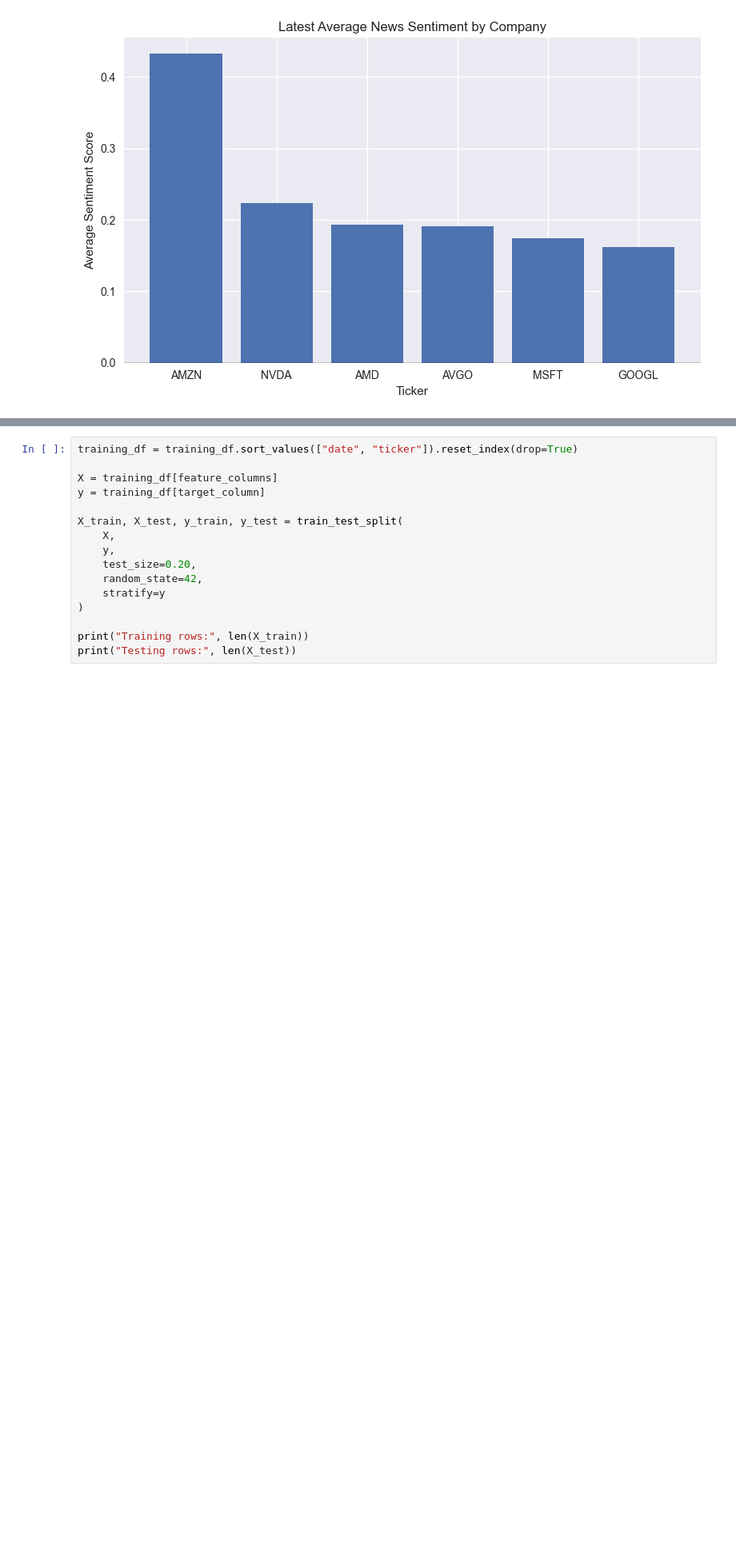
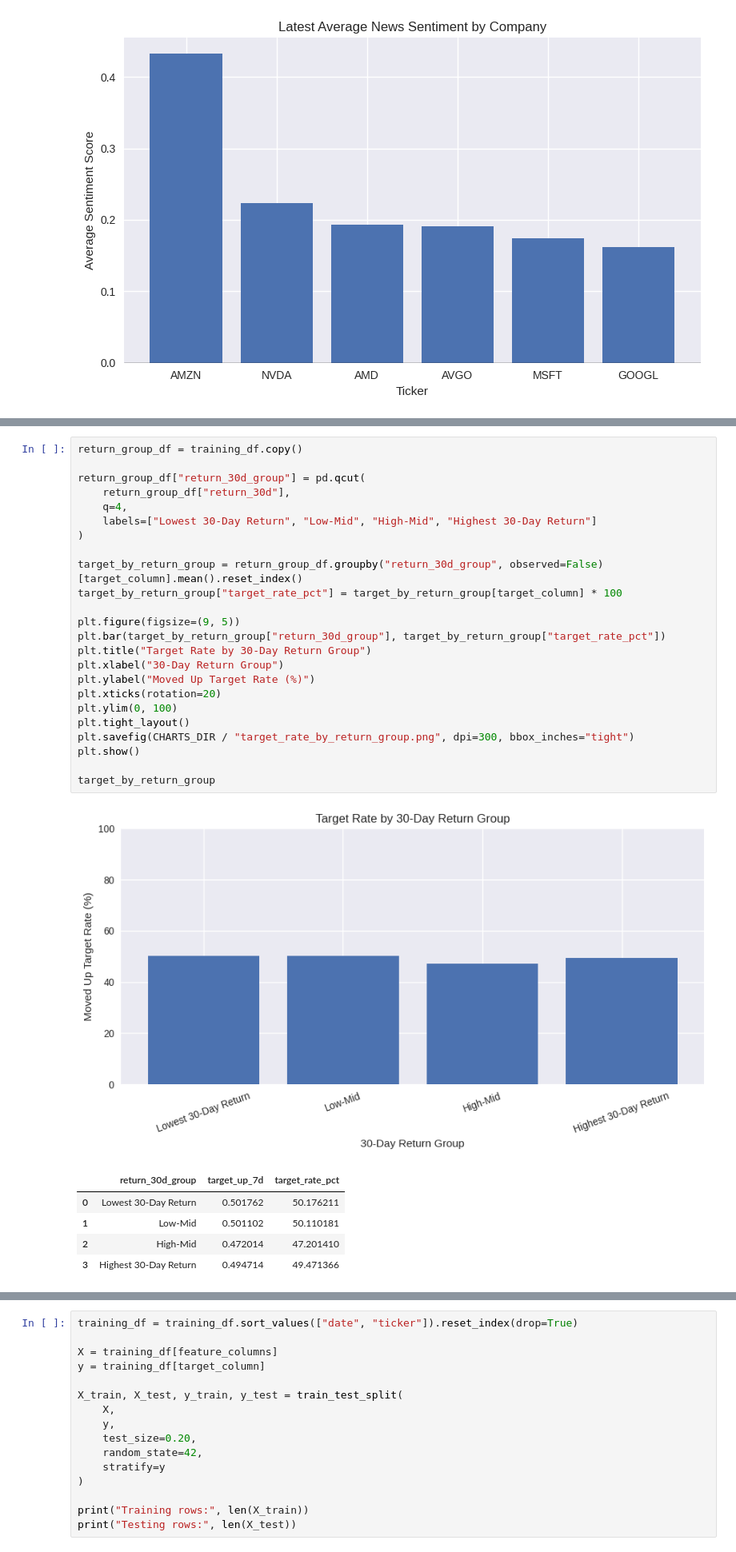
Before and after one commit to 4sciencee/MIS433-Final-Project, a Jupyter notebook: notebooks/AI_Investment_Signals.ipynb, the cells around one changed output, grey strips where cells are left out. Shown at 80% size. Saved outputs shown, nothing was run; the diff lists cells and outputs as text; blank space fills up the shorter version.

```diff
--- a/notebooks/AI_Investment_Signals.ipynb
+++ b/notebooks/AI_Investment_Signals.ipynb
@@ -470,0 +523,31 @@ Name: count, dtype: int64
+# %%
+return_group_df = training_df.copy()
+
+return_group_df["return_30d_group"] = pd.qcut(
+    return_group_df["return_30d"],
+    q=4,
+    labels=["Lowest 30-Day Return", "Low-Mid", "High-Mid", "Highest 30-Day Return"]
+)
+
+target_by_return_group = return_group_df.groupby("return_30d_group", observed=False)[target_column].mean().reset_index()
+target_by_return_group["target_rate_pct"] = target_by_return_group[target_column] * 100
+
+plt.figure(figsize=(9, 5))
+plt.bar(target_by_return_group["return_30d_group"], target_by_return_group["target_rate_pct"])
+plt.title("Target Rate by 30-Day Return Group")
+plt.xlabel("30-Day Return Group")
+plt.ylabel("Moved Up Target Rate (%)")
+plt.xticks(rotation=20)
+plt.ylim(0, 100)
+plt.tight_layout()
+plt.savefig(CHARTS_DIR / "target_rate_by_return_group.png", dpi=300, bbox_inches="tight")
+plt.show()
+
+target_by_return_group
+# %% [output]
+[figure, added]
+|  | return_30d_group | target_up_7d | target_rate_pct |
+| 0 | Lowest 30-Day Return | 0.501762 | 50.176211 |
+| 1 | Low-Mid | 0.501102 | 50.110181 |
+| 2 | High-Mid | 0.472014 | 47.201410 |
+| 3 | Highest 30-Day Return | 0.494714 | 49.471366 |
```
Also changed, not shown: parts of 26 cells of this notebook, 10 other files.
